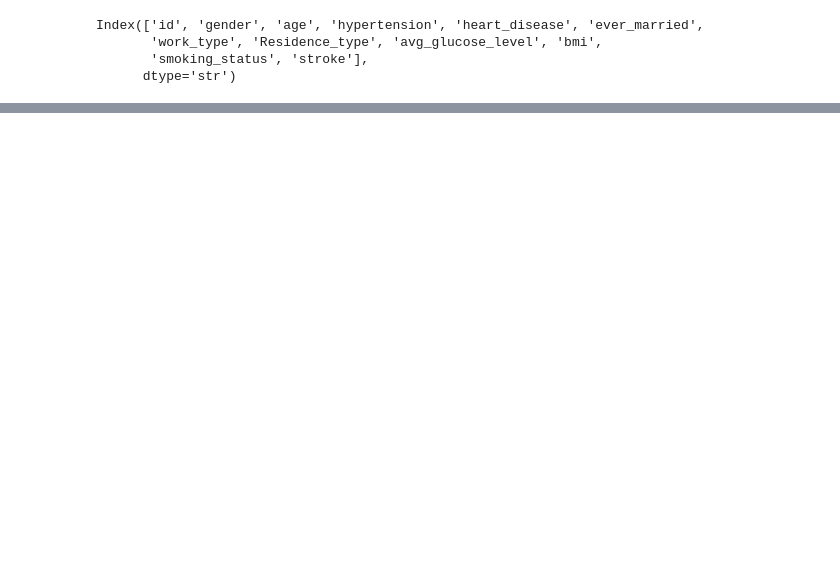
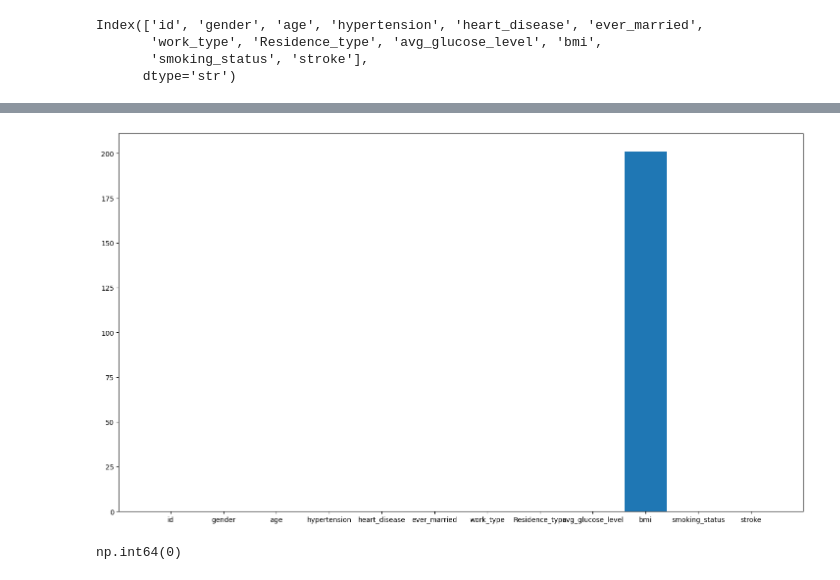
Before and after one commit to darpanadh/AI-Bootcamp, a Jupyter notebook: A4/stroke_prediction.ipynb, the cells around one changed output, grey strips where cells are left out. Drawn from its saved outputs; the diff is of its cells as text; code cells hidden in the pictures; blank space fills up the shorter version.

```diff
--- a/A4/stroke_prediction.ipynb
+++ b/A4/stroke_prediction.ipynb
@@ -86,0 +110,11 @@ Index(['id', 'gender', 'age', 'hypertension', 'heart_disease', 'ever_married',
+# %%
+plt.figure(figsize=(18,10))
+plt.bar(df.columns, df.isnull().sum())
+plt.show()
+# %% [output]
+[figure, added]
+# %%
+# Check how many duplicated rows are in the data
+df.duplicated().sum()
+# %% [output]
+np.int64(0)
```
Also changed, not shown: parts of 50 cells of this notebook.
